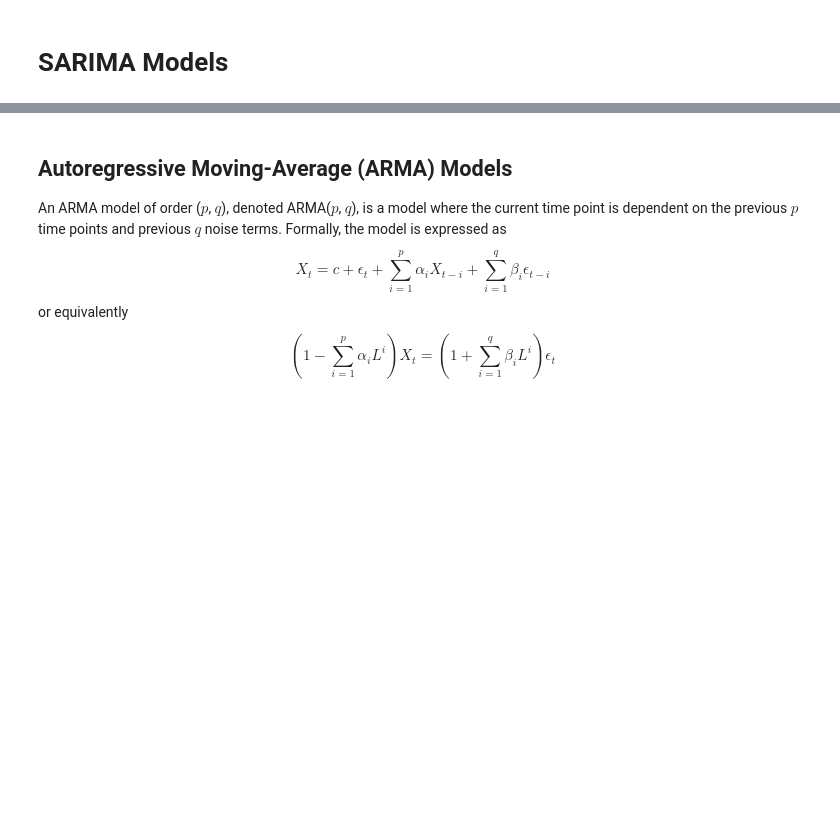
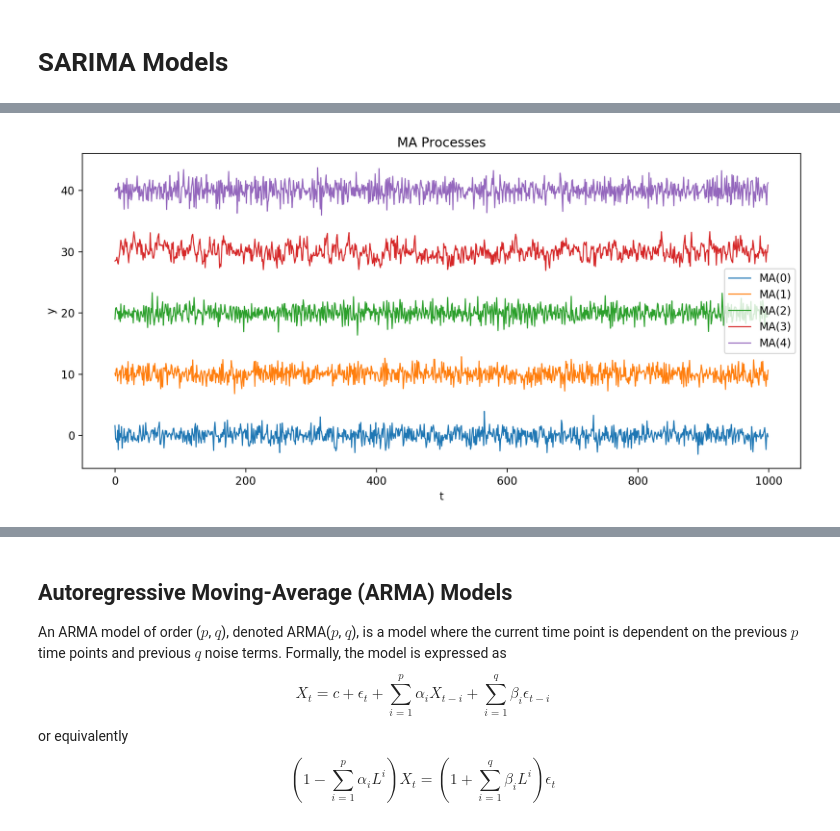
Before and after one commit to ChesterHuynh/stochastic-processes-playground, a Jupyter notebook: sarima.ipynb, the cells around one changed output, grey strips where cells are left out. Cells and saved outputs as stored; diff of their text form; code cells hidden in the pictures; blank space fills up the shorter version.

```diff
--- a/sarima.ipynb
+++ b/sarima.ipynb
@@ -37,0 +137,18 @@ where $\mu = \mathrm{E}[X_t]$, $\beta_i$ are additional model parameters, and $\
+# %%
+np.random.seed(1)
+
+fig, ax = plt.subplots(dpi=200, figsize=(10, 5))
+
+orders = np.arange(5)
+t = np.arange(num_steps)
+
+for q in orders:
+    betas = np.random.uniform(low=-0.5, high=0.5, size=q)  # Random model parameters
+    y = ma_process(num_steps, q, betas, c=c, sigma=sigma, mu=mu) + (q * 10)
+    sns.lineplot(t, y, ax=ax, label=f'MA({q})', linewidth=1)
+
+ax.set(xlabel='t', ylabel='y', title='MA Processes')
+ax.legend()
+fig.tight_layout();
+# %% [output]
+[figure, added]
```
Also changed, not shown: parts of 13 cells of this notebook.
